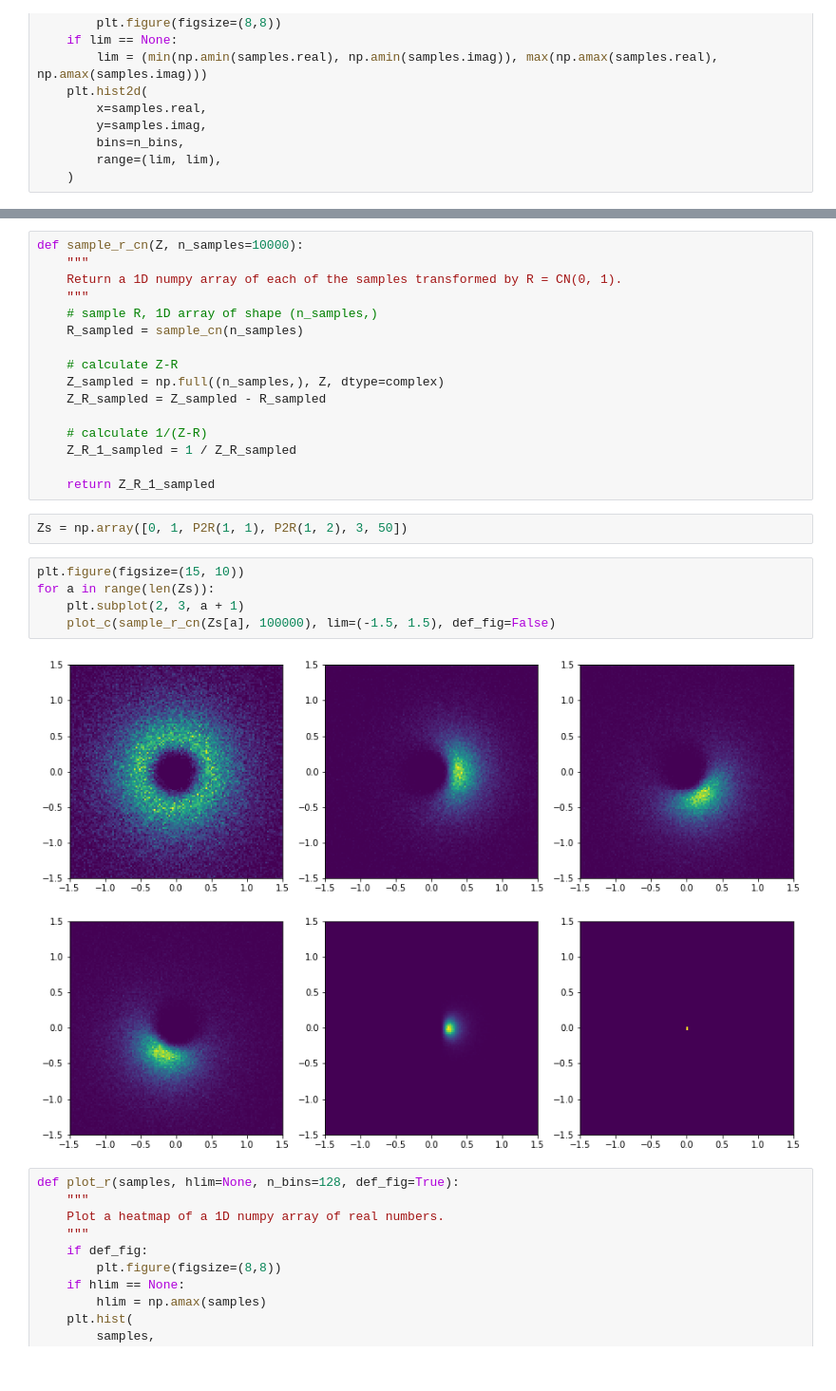
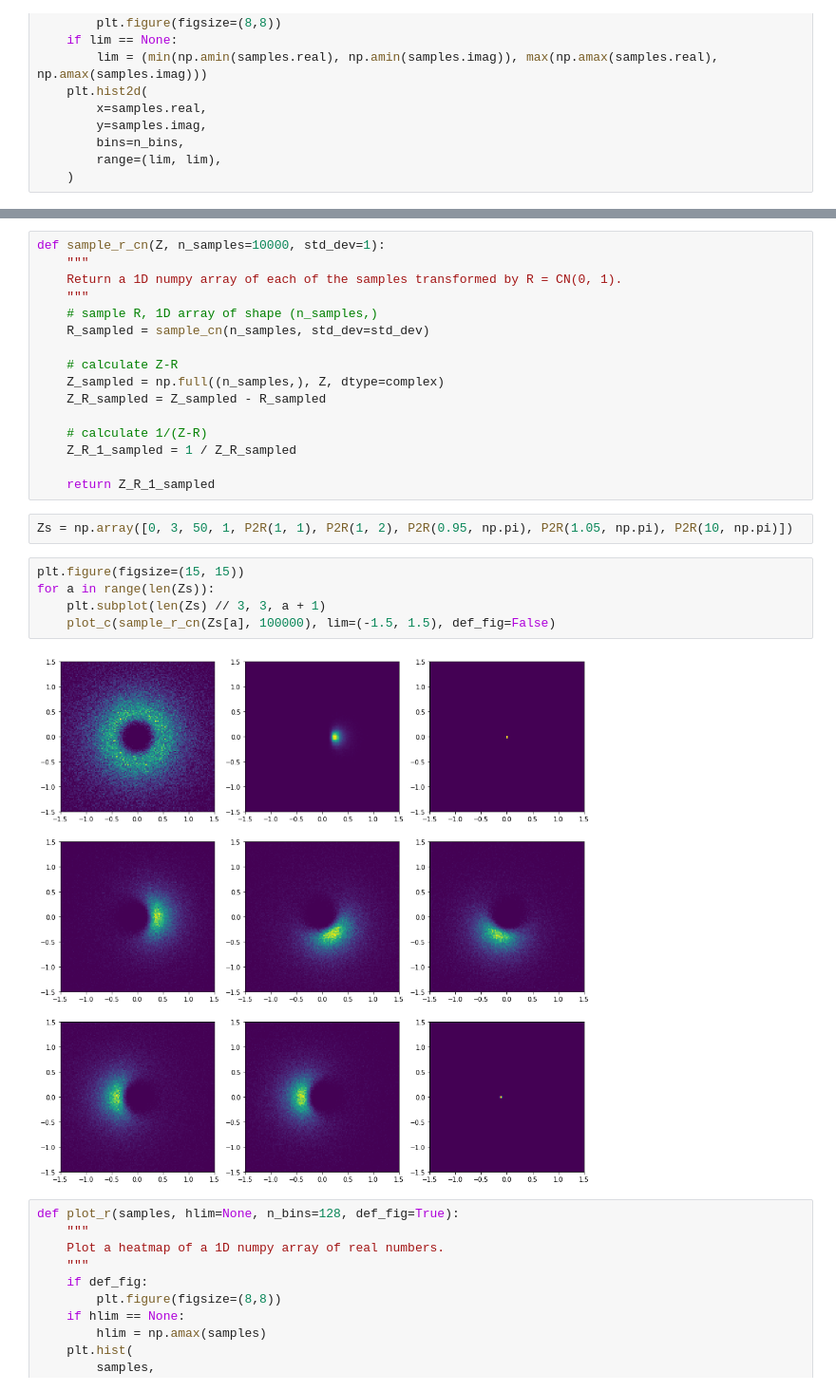
Before and after one commit to GilgameshxZero/18.821-fa19-c, a Jupyter notebook: project-2/gilgamesh/simulation-1-z-r.ipynb, the cells around one changed output, grey strips where cells are left out. Shown: that part at 95% size. Cells and saved outputs as stored; diff of their text form.

```diff
--- a/project-2/gilgamesh/simulation-1-z-r.ipynb
+++ b/project-2/gilgamesh/simulation-1-z-r.ipynb
@@ -36,10 +39,10 @@ plot_c(sample_cn(100000))
 # %%
-def sample_r_cn(Z, n_samples=10000):
+def sample_r_cn(Z, n_samples=10000, std_dev=1):
     """
     Return a 1D numpy array of each of the samples transformed by R = CN(0, 1).
     """
     # sample R, 1D array of shape (n_samples,)
-    R_sampled = sample_cn(n_samples)
+    R_sampled = sample_cn(n_samples, std_dev=std_dev)
 
     # calculate Z-R
     Z_sampled = np.full((n_samples,), Z, dtype=complex)
@@ -50,14 +53,14 @@ def sample_r_cn(Z, n_samples=10000):
 
     return Z_R_1_sampled
 # %%
-Zs = np.array([0, 1, P2R(1, 1), P2R(1, 2), 3, 50])
+Zs = np.array([0, 3, 50, 1, P2R(1, 1), P2R(1, 2), P2R(0.95, np.pi), P2R(1.05, np.pi), P2R(10, np.pi)])
 # %%
-plt.figure(figsize=(15, 10))
+plt.figure(figsize=(15, 15))
 for a in range(len(Zs)):
-    plt.subplot(2, 3, a + 1)
+    plt.subplot(len(Zs) // 3, 3, a + 1)
     plot_c(sample_r_cn(Zs[a], 100000), lim=(-1.5, 1.5), def_fig=False)
 # %% [output]
-[figure, old version]
+[figure, new version]
 # %%
 def plot_r(samples, hlim=None, n_bins=128, def_fig=True):
     """
```
Also changed, not shown: parts of 9 cells of this notebook.
